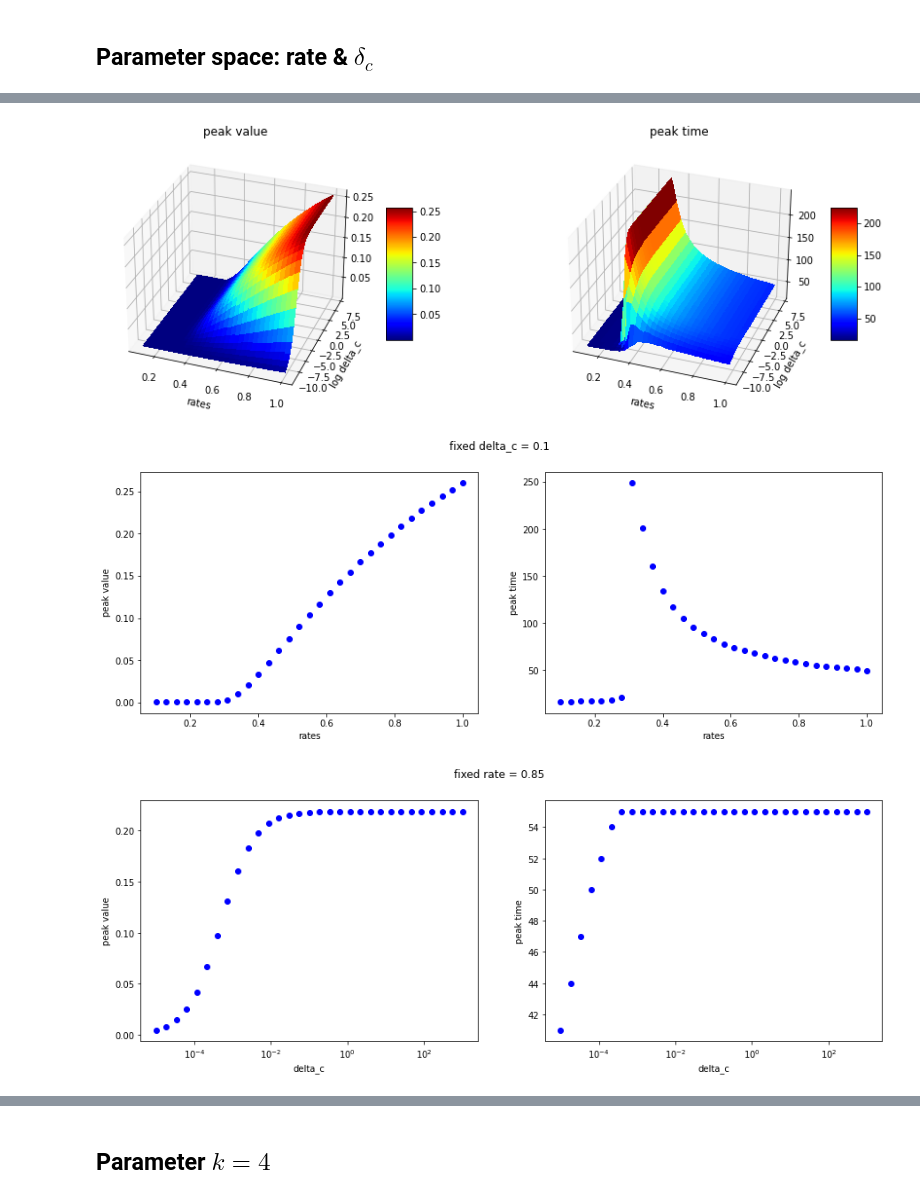
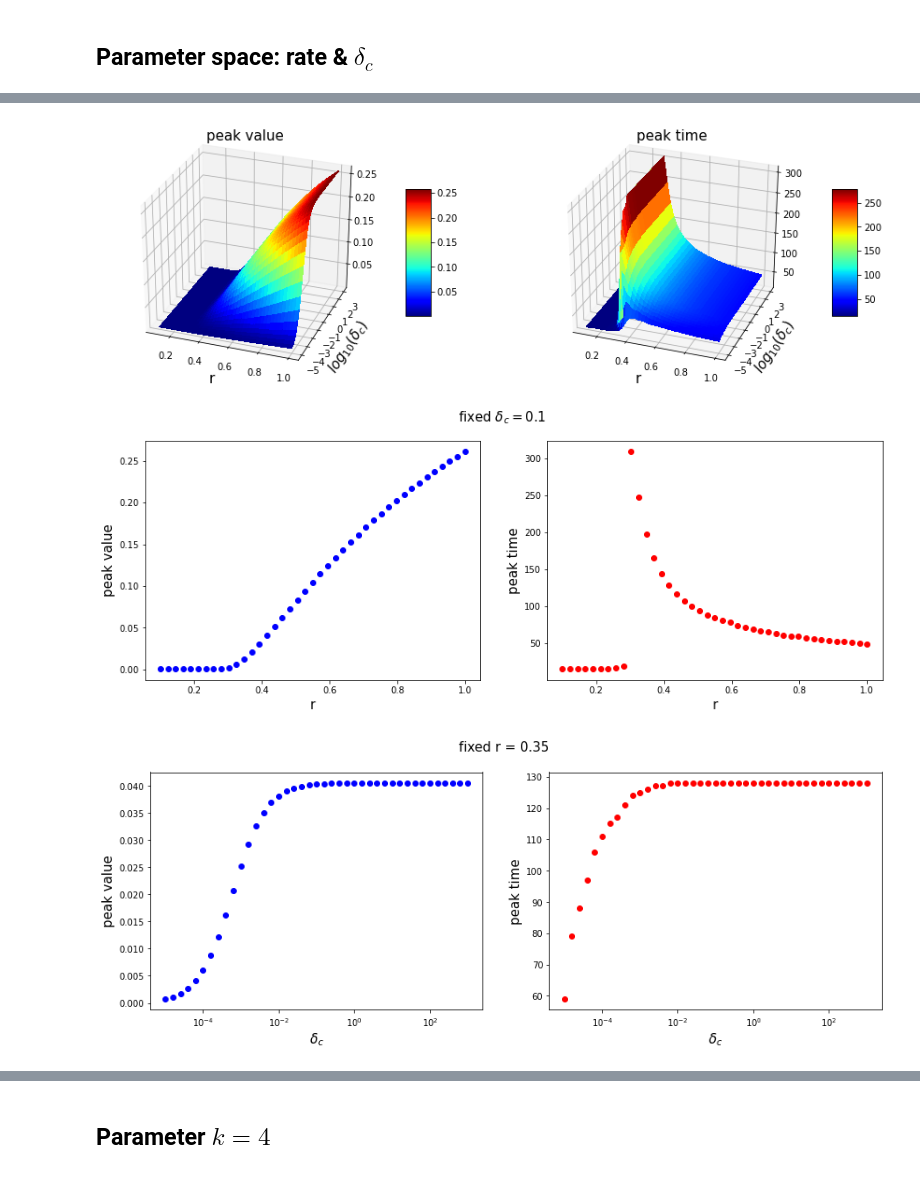
Before and after one commit to giuliacampesan/LDEProject, a Jupyter notebook: LDE_Project.ipynb, the cells around one changed output, grey strips where cells are left out. Cells and saved outputs as stored; diff of their text form; code cells hidden in the pictures.

```diff
--- a/LDE_Project.ipynb
+++ b/LDE_Project.ipynb
@@ -56,7 +56,7 @@ def mymodel_hosp(t, z, beta, mu, gamma, fD, delta_c, k, nu, r, t_thrsld):
 # %% [markdown]
 ## awareness/no awareness
 # %%
-t_max=250
+t_max=350
 t = np.arange(t_max)
 
 # 1) PERMANENT LOCKDOWN
@@ -94,6 +94,7 @@ for i,(col,col1) in enumerate(zip(x, x1)):
     plt.plot(t, col.T, label = 'permanent, short term fear')
     plt.plot(t, col1.T, label = 'permanent, no fear')
     plt.xlabel('t')
+    plt.ticklabel_format(axis="y", style="sci", scilimits=(0,0))
     plt.legend()
     plt.title(names[i])
 # %% [output]
@@ -109,11 +110,11 @@ for i,(col,col1) in enumerate(zip(x, x1)):
 # change: rates & delta_c
 # look at: peak values & peak times
 
-t_max = 250
+t_max = 350
 t = np.arange(t_max)
 
-delta_c = np.logspace(-5, 3, 31) #101 PUNTI PER PLOT PIù FINE
-rates = np.linspace(0.1, 1, 31)
+delta_c = np.logspace(-5, 3, 41)
+rates = np.linspace(0.1, 1, 41)
 
 peak_times = np.zeros((len(delta_c), len(rates)))
 peak_values = np.zeros((len(delta_c), len(rates)))
@@ -126,24 +127,3 @@ for i, delta in enumerate(delta_c):
         peak_value = np.max(I)
         peak_times[i, j] = peak_time
         peak_values[i, j] = peak_value
-
-# plots
-fig, (ax1,ax2) = plt.subplots(1,2, figsize=(15,5))
-
-X, Y = np.meshgrid(rates, delta_c)
-
-f1 = ax1.contourf(X, Y, peak_values,cmap='jet')
-ax1.set_title('peak value')
-ax1.set_xlabel('rates')
-ax1.set_ylabel('delta_c')
-ax1.set_yscale('log')
-
-f2 = ax2.contourf(X, Y, peak_times,cmap='jet')
-ax2.set_title('peak time')
-ax2.set_xlabel('rates')
-ax2.set_ylabel('delta_c')
-ax2.set_yscale('log')
-
-fig.colorbar(f1, ax=ax1)
-fig.colorbar(f2, ax=ax2)
-plt.show()
@@ -152,55 +153,57 @@ plt.show()
 # %%
 # 3D plot
 fig, (ax1,ax2) = plt.subplots(1,2,figsize=(15,5),subplot_kw={"projection": "3d"})
 
-surf1 = ax1.plot_surface(X, np.log(Y), peak_values, cmap='jet',linewidth=0, antialiased=False)
-ax1.view_init(30, 290)  #230
+surf1 = ax1.plot_surface(X, np.log10(Y), peak_values, cmap='jet',linewidth=0, antialiased=False)
+ax1.view_init(30, 290)
 ax1.set_title('peak value')
-ax1.set_xlabel('rates')
-ax1.set_ylabel('log delta_c')
+ax1.set_xlabel('r')
+ax1.set_ylabel(r'$log_{10}(\delta_c)$')
 
-surf2 = ax2.plot_surface(X, np.log(Y), peak_times, cmap='jet',linewidth=0, antialiased=False)
+surf2 = ax2.plot_surface(X, np.log10(Y), peak_times, cmap='jet',linewidth=0, antialiased=False)
 ax2.view_init(30, 290)
 ax2.set_title('peak time')
-ax2.set_xlabel('rates')
-ax2.set_ylabel('log delta_c')
+ax2.set_xlabel('r')
+ax2.set_ylabel(r'$log_{10}(\delta_c)$')
 
 fig.colorbar(surf1, ax=ax1, shrink=0.5, aspect=5)
 fig.colorbar(surf2, ax=ax2, shrink=0.5, aspect=5)
 plt.show()
 # %% [output]
-[figure, old version]
+[figure, new version]
 # %%
 # fixed delta_c
 fig, (ax1,ax2) = plt.subplots(1,2, figsize=(15,5))
 
-ax1.plot(rates, peak_values[15,:], 'bo')
-ax1.set_xlabel('rates')
+ax1.plot(rates, peak_values[25,:], 'bo')
+ax1.set_xlabel('r')
 ax1.set_ylabel('peak value')
+ax1.ticklabel_format(axis="y", style="sci", scilimits=(0,0))
 
-ax2.plot(rates, peak_times[15,:], 'bo')
-ax2.set_xlabel('rates')
+ax2.plot(rates, peak_times[25,:], 'ro')
+ax2.set_xlabel('r')
 ax2.set_ylabel('peak time')
 
-fig.suptitle('fixed delta_c = 0.1')
+fig.suptitle(r'fixed $\delta_c = 0.1$')
 plt.show()
 # %% [output]
-[figure, old version]
+[figure, new version]
 # %%
 # fixed rate
 fig, (ax1,ax2) = plt.subplots(1,2, figsize=(15,5))
 
-ax1.plot(delta_c, peak_values[:,25], 'bo')
+ax1.plot(delta_c, peak_values[:,14], 'bo')
 ax1.set_xscale('log')
-ax1.set_xlabel('delta_c')
+ax1.set_xlabel(r'$\delta_c$')
 ax1.set_ylabel('peak value')
+ax1.ticklabel_format(axis="y", style="sci", scilimits=(0,0))
 
-ax2.plot(delta_c, peak_times[:,25], 'bo')
+ax2.plot(delta_c, peak_times[:,14], 'ro')
 ax2.set_xscale('log')
-ax2.set_xlabel('delta_c')
+ax2.set_xlabel(r'$\delta_c$')
 ax2.set_ylabel('peak time')
 
-fig.suptitle('fixed rate = 0.85')
+fig.suptitle('fixed r = 0.35')
 plt.show()
 # %% [output]
-[figure, old version]
+[figure, new version]
```
Also changed, not shown: parts of 39 cells of this notebook.
